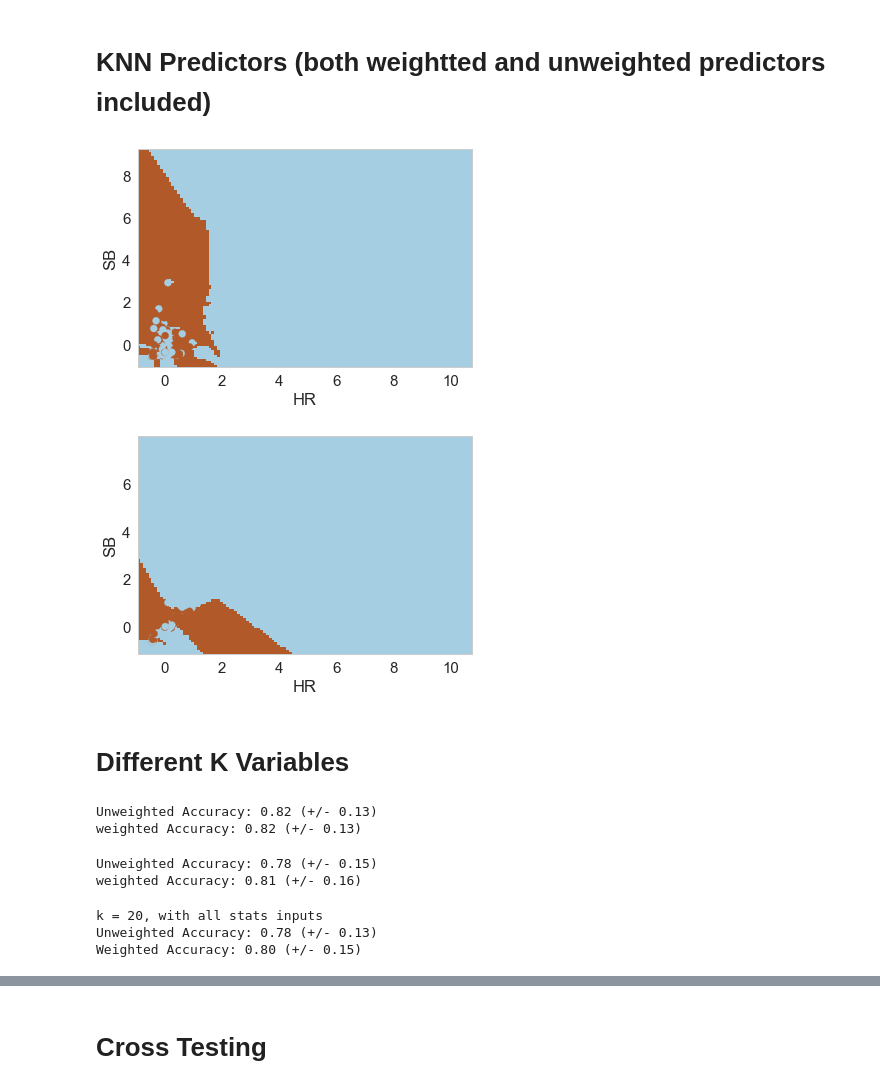
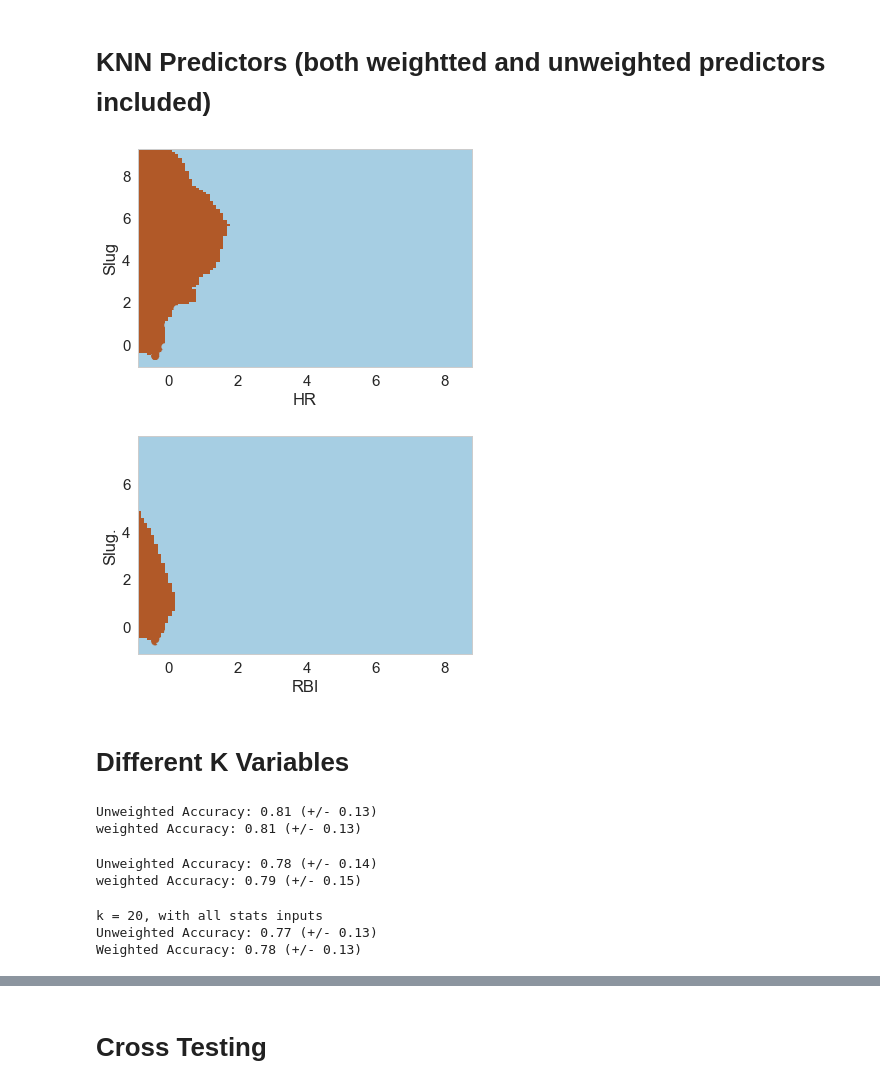
Before and after one commit to ezzanger/Advanced-Regression-Dills, a Jupyter notebook: Capstone Unit 3.ipynb, the cells around one changed output, grey strips where cells are left out. Drawn from its saved outputs; the diff is of its cells as text; code cells hidden in the pictures.

```diff
--- a/Capstone Unit 3.ipynb
+++ b/Capstone Unit 3.ipynb
@@ -449,7 +432,7 @@ KNN = KNeighborsClassifier(n_neighbors=5, weights='distance')
 
 # Our input data frame will be the z-scores this time instead of raw data.
 X = pd.DataFrame({
-    'HR': stats.zscore(result.HR),
+    'Slug Perct.': stats.zscore(result.slug),
     'SB': stats.zscore(result.SB)
 })
 
@@ -462,41 +445,41 @@ X = np.array(X)
 Y = np.array(Y)
 
 # Mesh size.
 h = .1
 # Plot the decision boundary. We assign a color to each point in the mesh.
 x_min = X[:,0].min() - .5
 x_max = X[:,0].max() + .5
 y_min = X[:,1].min() - .5
 y_max = X[:,1].max() + .5
 xx, yy = np.meshgrid(
     np.arange(x_min, x_max, h),
     np.arange(y_min, y_max, h)
 )
 Z = KNN.predict(np.c_[xx.ravel(), yy.ravel()])
 
 # Put the result into a color plot
 Z = Z.reshape(xx.shape)
 plt.figure(1, figsize=(6, 4))
 plt.set_cmap(plt.cm.Paired)
 plt.pcolormesh(xx, yy, Z)
 
 # Add the training points to the plot.
 plt.scatter(X[:, 0], X[:, 1], c=Y)
 plt.xlabel('HR')
-plt.ylabel('SB')
+plt.ylabel('Slug')
 
 plt.xlim(xx.min(), xx.max())
 plt.ylim(yy.min(), yy.max())
 
 plt.show()
 # %% [output]
-[figure, old version]
+[figure, new version]
 # %%
 KNN1 = KNeighborsClassifier(n_neighbors=5)
 
 # Our input data frame will be the z-scores this time instead of raw data.
 X = pd.DataFrame({
-    'HR': stats.zscore(result.HR),
+    'Slug Perct.': stats.zscore(result.slug),
     'RBI': stats.zscore(result.RBI)
 })
 
@@ -529,15 +512,15 @@ plt.pcolormesh(xx, yy, Z)
 
 # Add the training points to the plot.
 plt.scatter(X[:, 0], X[:, 1], c=Y)
-plt.xlabel('HR')
-plt.ylabel('SB')
+plt.xlabel('RBI')
+plt.ylabel('Slug.')
 
 plt.xlim(xx.min(), xx.max())
 plt.ylim(yy.min(), yy.max())
 
 plt.show()
 # %% [output]
-[figure, old version]
+[figure, new version]
 # %% [markdown]
 # Different K Variables
 # %%
@@ -550,7 +533,7 @@ from sklearn.model_selection import cross_val_score
 from sklearn.neighbors import KNeighborsClassifier
 KNNall5 = KNeighborsClassifier(n_neighbors=5)
 KNNall5w = KNeighborsClassifier(n_neighbors = 5, weights = 'distance')
-X = result[['HR','RBI', "Career Avg.", "H", "2B", "3B", "SB"]]
+X = result[['HR','RBI', "Career Avg.", "H", "2B", "3B", "SB", "OBP", "OPS", "slug", "R"]]
 Y = result.admitted
 KNNall5.fit(X,Y)
 KNNall5w.fit(X,Y)
@@ -561,43 +544,46 @@ print("Unweighted Accuracy: %0.2f (+/- %0.2f)" % (score.mean(), score.std() * 2)
 score1 = cross_val_score(KNNall5w, X, Y, cv=5)
 print("weighted Accuracy: %0.2f (+/- %0.2f)" % (score1.mean(), score1.std() * 2))
 # %% [output]
-Unweighted Accuracy: 0.82 (+/- 0.13)
-weighted Accuracy: 0.82 (+/- 0.13)
+Unweighted Accuracy: 0.81 (+/- 0.13)
+weighted Accuracy: 0.81 (+/- 0.13)
 # %%
+
+from sklearn.neighbors import KNeighborsClassifier
+
 KNNall17 = KNeighborsClassifier(n_neighbors=17)
-KNNall7w = KNeighborsClassifier(n_neighbors = 17, weights = 'distance')
-X = result[['HR','RBI', "Career Avg.", "H", "2B", "3B", "SB"]]
+KNNall17w= KNeighborsClassifier(n_neighbors =17, weights = 'distance')
+X = result[['HR','RBI', "Career Avg.", "H", "2B", "3B", "SB", "OBP", "OPS", "slug", "R"]]
 Y = result.admitted
-KNNall15.fit(X,Y)
-KNNall15w.fit(X,Y)
-score = cross_val_score(KNNall17, X, Y, cv=5)
-
-print("Unweighted Accuracy: %0.2f (+/- %0.2f)" % (score.mean(), score.std() * 2))
+KNNall17.fit(X,Y)
+KNNall17w.fit(X,Y)
+score2 = cross_val_score(KNNall17, X, Y, cv=5)
+score3 = cross_val_score(KNNall17w, X, Y, cv=5)
+print("Unweighted Accuracy: %0.2f (+/- %0.2f)" % (score2.mean(), score2.std() * 2))
 #rerun KNNall unweighted as well
-score1 = cross_val_score(KNNall7w, X, Y, cv=5)
-print("weighted Accuracy: %0.2f (+/- %0.2f)" % (score1.mean(), score1.std() * 2))
+score3 = cross_val_score(KNNall17w, X, Y, cv=5)
+print("weighted Accuracy: %0.2f (+/- %0.2f)" % (score3.mean(), score3.std() * 2))
 # %% [output]
-Unweighted Accuracy: 0.78 (+/- 0.15)
-weighted Accuracy: 0.81 (+/- 0.16)
+Unweighted Accuracy: 0.78 (+/- 0.14)
+weighted Accuracy: 0.79 (+/- 0.15)
 # %%
 from sklearn.neighbors import KNeighborsClassifier
 KNNall20 = KNeighborsClassifier(n_neighbors=20)
 KNNall20w = KNeighborsClassifier(n_neighbors=20, weights = 'distance')
-X = result[['HR','RBI', "Career Avg.", "H", "2B", "3B", "SB"]]
+X = result[['HR','RBI', "Career Avg.", "H", "2B", "3B", "SB", "OBP", "OPS", "slug", "R"]]
 Y = result.admitted
 KNNall20.fit(X,Y)
 KNNall20w.fit(X,Y)
-#KNNall20 = neighbors.KNeighborsRegressor(n_neighbors=20, weights='distance')
 
 score = cross_val_score(KNNall20, X, Y, cv=5)
+score_w = cross_val_score(KNNall20w, X, Y, cv=5)
 print("k = 20, with all stats inputs")
 print("Unweighted Accuracy: %0.2f (+/- %0.2f)" % (score.mean(), score.std() * 2))
 score_w = cross_val_score(KNNall20w, X, Y, cv=5)
 print("Weighted Accuracy: %0.2f (+/- %0.2f)" % (score_w.mean(), score_w.std() * 2))
 # %% [output]
 k = 20, with all stats inputs
-Unweighted Accuracy: 0.78 (+/- 0.13)
-Weighted Accuracy: 0.80 (+/- 0.15)
+Unweighted Accuracy: 0.77 (+/- 0.13)
+Weighted Accuracy: 0.78 (+/- 0.13)
 # %%
 knn10 = neighbors.KNeighborsRegressor(n_neighbors=10)
 knn10w = neighbors.KNeighborsRegressor(n_neighbors=10, weights='distance')
```
Also changed, not shown: parts of 39 cells of this notebook.
